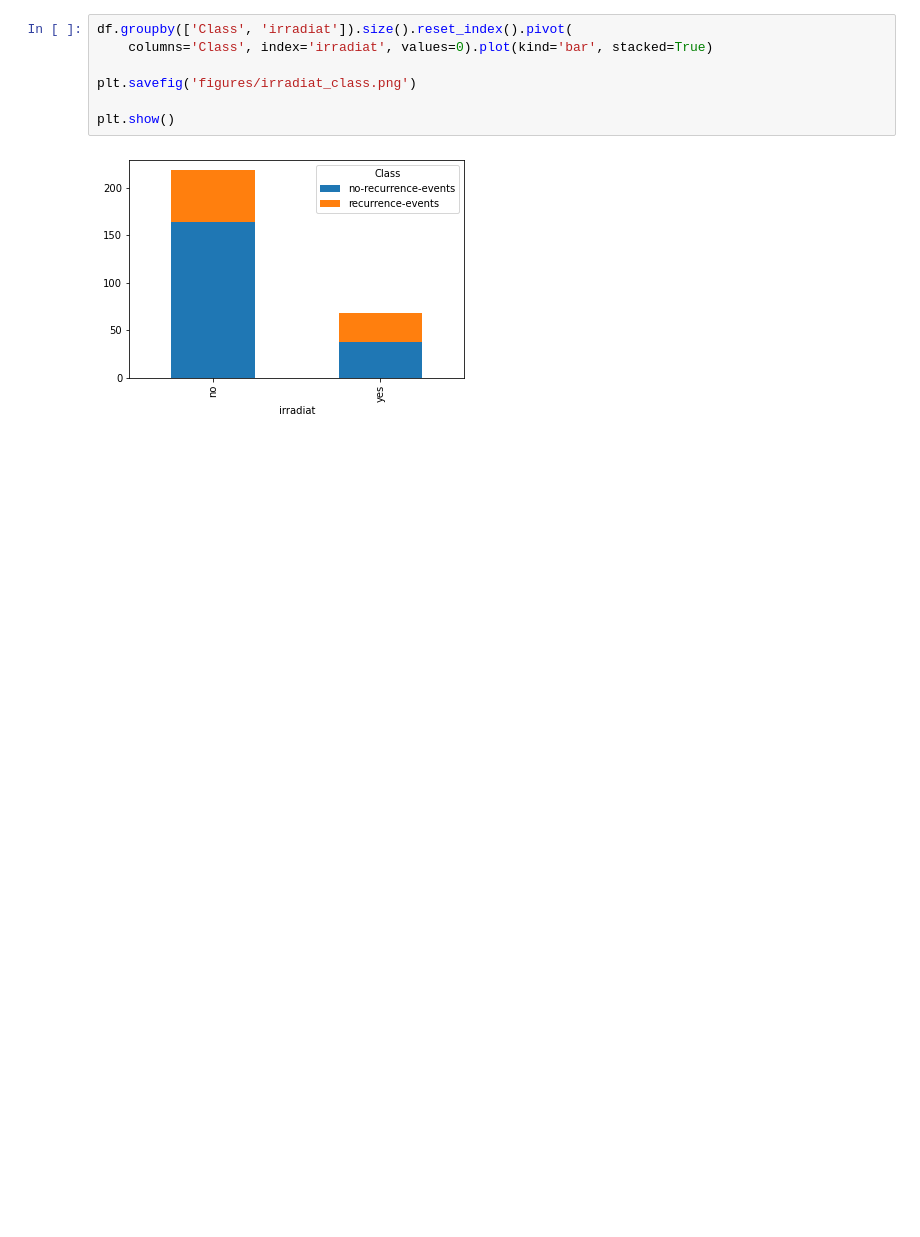
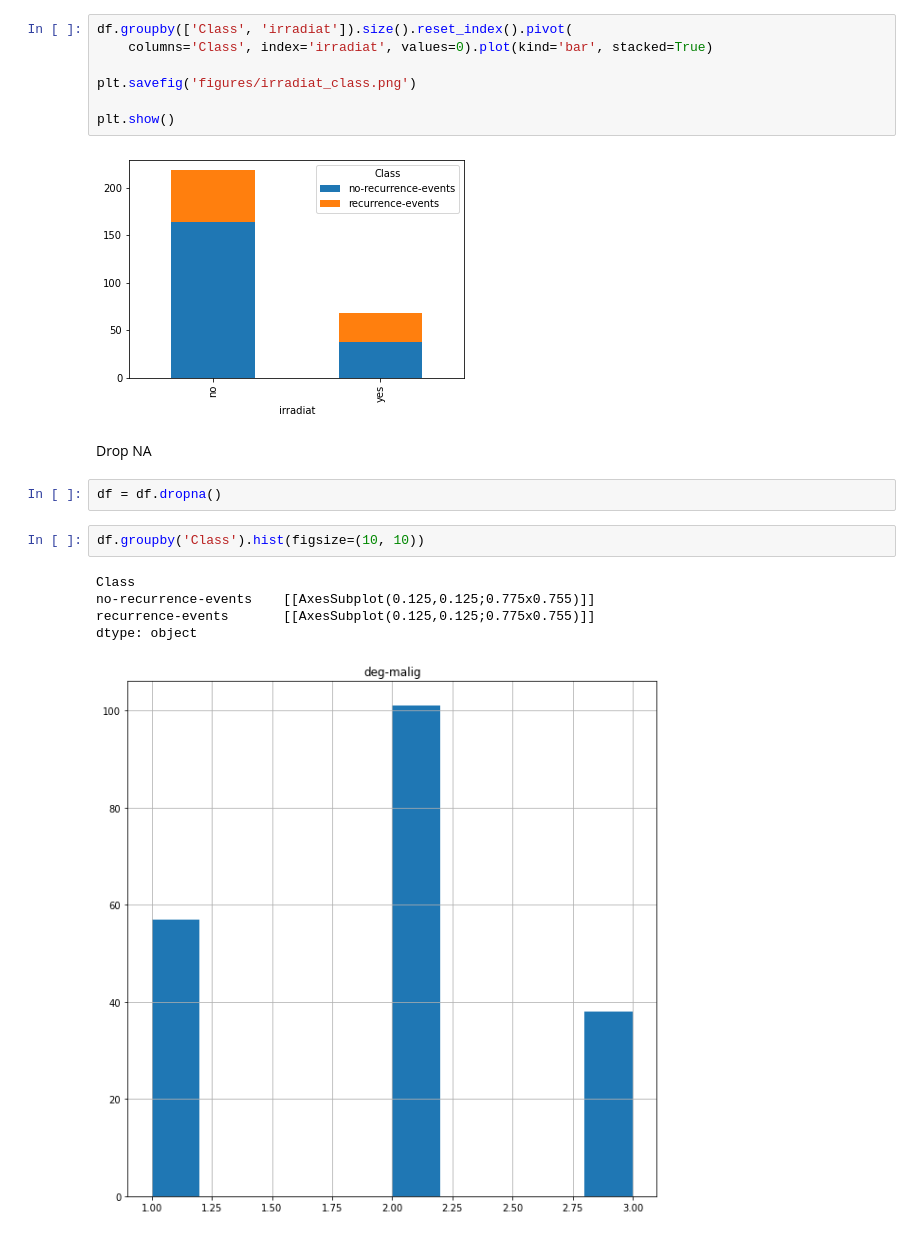
Before and after one commit to Elshan777/breast-cancer-dataset, a Jupyter notebook: EDA.ipynb, the cells around one changed output. Cells and saved outputs as stored; diff of their text form; blank space fills up the shorter version.

```diff
--- a/EDA.ipynb
+++ b/EDA.ipynb
@@ -210,3 +226,15 @@ plt.savefig('figures/irradiat_class.png')
 plt.show()
 # %% [output]
 [figure]
+# %% [markdown]
+Drop NA
+# %%
+df = df.dropna()
+# %%
+df.groupby('Class').hist(figsize=(10, 10))
+# %% [output]
+Class
+no-recurrence-events    [[AxesSubplot(0.125,0.125;0.775x0.755)]]
+recurrence-events       [[AxesSubplot(0.125,0.125;0.775x0.755)]]
+dtype: object
+[figure, added]
```
Also changed, not shown: parts of 6 cells of this notebook, 3 other files.
